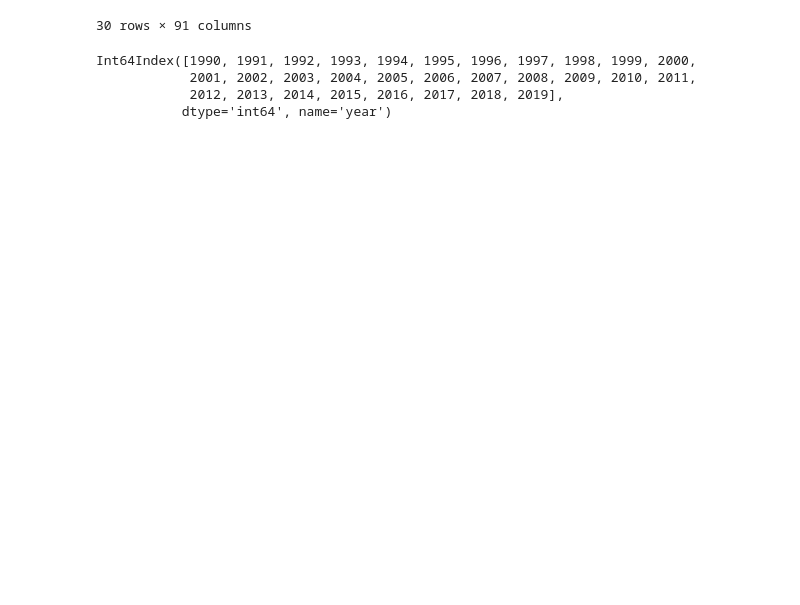
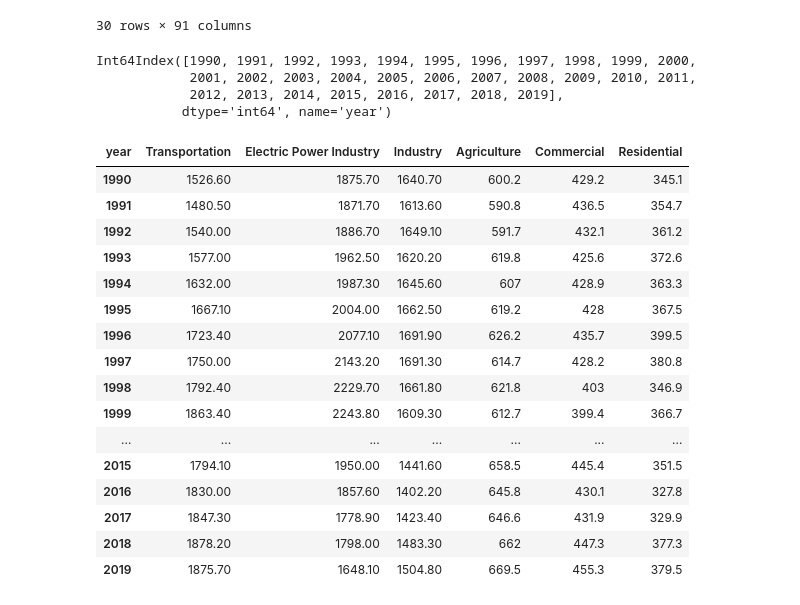
Before and after one commit to nataliaxmoreno/project-1-Group3, a Jupyter notebook: data sets/ghg_dataclean.ipynb, the cells around one changed output. Drawn from its saved outputs; the diff is of its cells as text; code cells hidden in the pictures; blank space fills up the shorter version.

Commit message:
cleaning ghg jupyter

```diff
--- a/data sets/project1group3table2-2.ipynb
+++ b/data sets/ghg_dataclean.ipynb
@@ -151,3 +151,32 @@ Int64Index([1990, 1991, 1992, 1993, 1994, 1995, 1996, 1997, 1998, 1999, 2000,
 # %%
 #output_data_file = "honey_vs_polls.csv"
 ghg_emissions_and_sinks.to_csv("ghg_emissions_cleaned.csv", header=True)
+# %%
+uncleandata = pd.DataFrame(pd.read_csv("table 2-10.csv"))
+#create a clean data frame to work with
+df = (uncleandata.rename(columns=uncleandata.iloc[1]).loc[2:]).dropna(axis=1,how='all').replace(["+","+%"],0)
+df.dropna(inplace=True)
+newdf=df.rename(columns = {'Sector/Source':'year'})
+totals=newdf.loc[newdf['year'].isin(['Transportation','Electric Power Industry','Industry','Agriculture','Commercial','Residential'])].set_index('year').T
+totals.drop(totals.tail(1).index,inplace=True)
+Totals=totals.replace(',','', regex=True)
+Totals.to_csv("totalpollutionbysector.csv")
+Totals
+# %% [output]
+| year | Transportation | Electric Power Industry | Industry | Agriculture | Commercial | Residential |
+| 1990 | 1526.60 | 1875.70 | 1640.70 | 600.2 | 429.2 | 345.1 |
+| 1991 | 1480.50 | 1871.70 | 1613.60 | 590.8 | 436.5 | 354.7 |
+| 1992 | 1540.00 | 1886.70 | 1649.10 | 591.7 | 432.1 | 361.2 |
+| 1993 | 1577.00 | 1962.50 | 1620.20 | 619.8 | 425.6 | 372.6 |
+| 1994 | 1632.00 | 1987.30 | 1645.60 | 607 | 428.9 | 363.3 |
+| 1995 | 1667.10 | 2004.00 | 1662.50 | 619.2 | 428 | 367.5 |
+| 1996 | 1723.40 | 2077.10 | 1691.90 | 626.2 | 435.7 | 399.5 |
+| 1997 | 1750.00 | 2143.20 | 1691.30 | 614.7 | 428.2 | 380.8 |
+| 1998 | 1792.40 | 2229.70 | 1661.80 | 621.8 | 403 | 346.9 |
+| 1999 | 1863.40 | 2243.80 | 1609.30 | 612.7 | 399.4 | 366.7 |
+| ... | ... | ... | ... | ... | ... | ... |
+| 2015 | 1794.10 | 1950.00 | 1441.60 | 658.5 | 445.4 | 351.5 |
+| 2016 | 1830.00 | 1857.60 | 1402.20 | 645.8 | 430.1 | 327.8 |
+| 2017 | 1847.30 | 1778.90 | 1423.40 | 646.6 | 431.9 | 329.9 |
+| 2018 | 1878.20 | 1798.00 | 1483.30 | 662 | 447.3 | 377.3 |
+| 2019 | 1875.70 | 1648.10 | 1504.80 | 669.5 | 455.3 | 379.5 |
```
Also changed, not shown: 1 other file.
